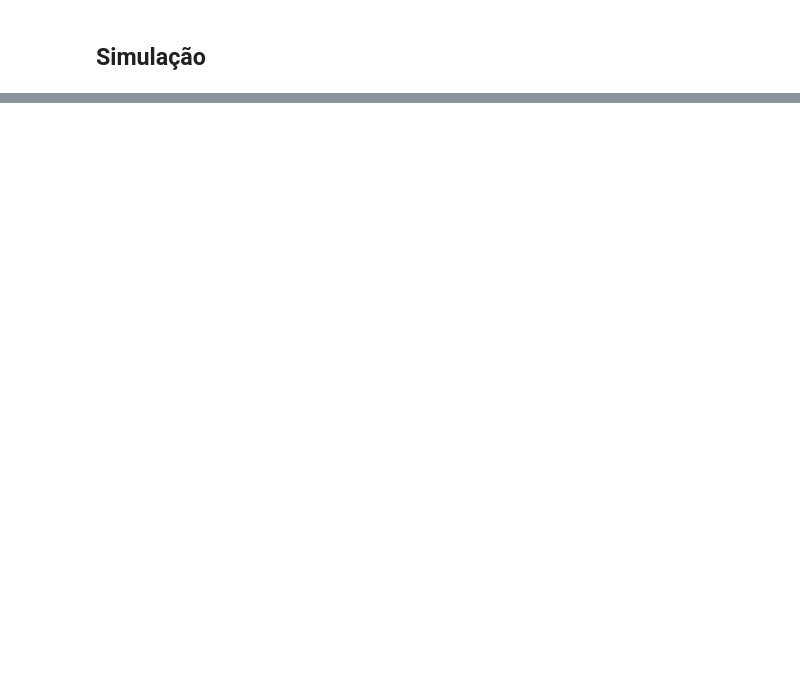
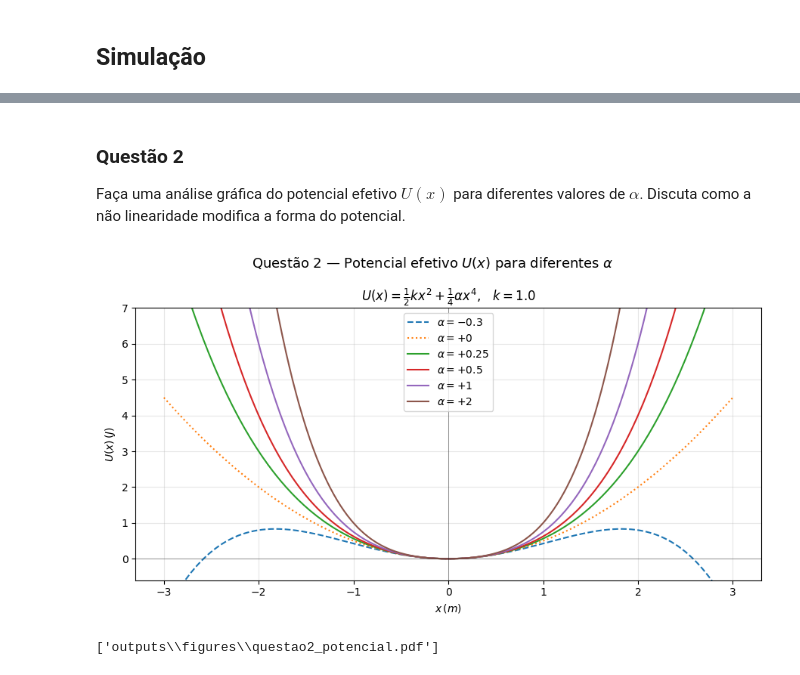
Before and after one commit to Lucas-GBP/mecanica-geral, a Jupyter notebook: src/secondProject.ipynb, the cells around one changed output, grey strips where cells are left out. Cells and saved outputs as stored; diff of their text form; code cells hidden in the pictures; blank space fills up the shorter version.

```diff
--- a/src/secondProject.ipynb
+++ b/src/secondProject.ipynb
@@ -13,10 +26,10 @@ from utils.particle import ForceFunc, Particle
 # %%
-K_STANDART = 1.0
-ALPHA_STANDART = 0.5
+K = 1.0         # [N/m]  Constante elástica linear
+ALPHA = 0.5     # [N/m³] Intensidade da não linearidade
 
-def non_linear_restoring_force(k: float = K_STANDART, alpha: float = ALPHA_STANDART) -> ForceFunc:
-    def f(particle: Particle, _: float|None = None) -> Vec3:
-        position_abs = particle.position.length()
-        return -(k+position_abs*alpha) * particle.position
+def restoring_force(k: float = K, alpha: float = ALPHA) -> ForceFunc:
+    def f(particle: Particle, _: float | None = None) -> Vec3:
+        r = particle.position.length()
+        return particle.position * -(k + alpha * (r ** 2))
     return f
 # %% [markdown]
@@ -44,0 +476,38 @@ def external_periodic_force(f_o: Vec3|None = None, omega: float = OMEGA_STANDART
+# %% [markdown]
+### Questão 2
+Faça uma análise gráfica do potencial efetivo $U(x)$ para diferentes valores de $\alpha$. Discuta como a não linearidade modifica a forma do potencial.
+# %%
+# Questão 2: análise gráfica do potencial efetivo U(x) para diferentes α
+x_pot = np.linspace(-3.0, 3.0, 500)
+
+
+def potential_energy(x: np.ndarray, k: float, alpha: float) -> np.ndarray:
+    return 0.5 * k * x**2 + 0.25 * alpha * x**4
+
+
+alpha_values_q2 = [-0.3, 0.0, 0.25, 0.5, 1.0, 2.0]
+
+fig_q2, ax_q2 = plt.subplots(figsize=(9, 5))
+
+for alpha_val in alpha_values_q2:
+    U = potential_energy(x_pot, K, alpha_val)
+    style = '--' if alpha_val < 0 else ('-' if alpha_val > 0 else ':')
+    ax_q2.plot(x_pot, U, linestyle=style, label=rf'$\alpha = {alpha_val:+.2g}$')
+
+ax_q2.set_ylim(-0.6, 7.0)
+ax_q2.axhline(0.0, color='black', linewidth=0.5, alpha=0.5)
+ax_q2.axvline(0.0, color='black', linewidth=0.5, alpha=0.5)
+ax_q2.set_xlabel(r'$x\,(m)$')
+ax_q2.set_ylabel(r'$U(x)\,(J)$')
+ax_q2.set_title(rf'$U(x) = \frac{{1}}{{2}}kx^2 + \frac{{1}}{{4}}\alpha x^4$,   $k = {K}$')
+ax_q2.legend()
+ax_q2.grid(True, alpha=0.3)
+
+fig_q2.suptitle(r'Questão 2 — Potencial efetivo $U(x)$ para diferentes $\alpha$', fontsize=13)
+fig_q2.tight_layout()
+plt.show()
+
+export_figure(fig_q2, 'questao2_potencial')
+# %% [output]
+[figure, added]
+['outputs\\figures\\questao2_potencial.pdf']
```
Also changed, not shown: parts of 34 cells of this notebook, 30 other files.
